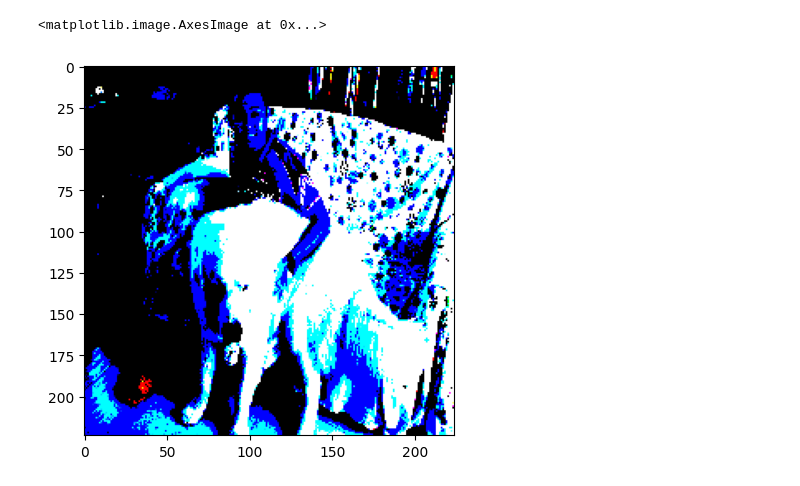
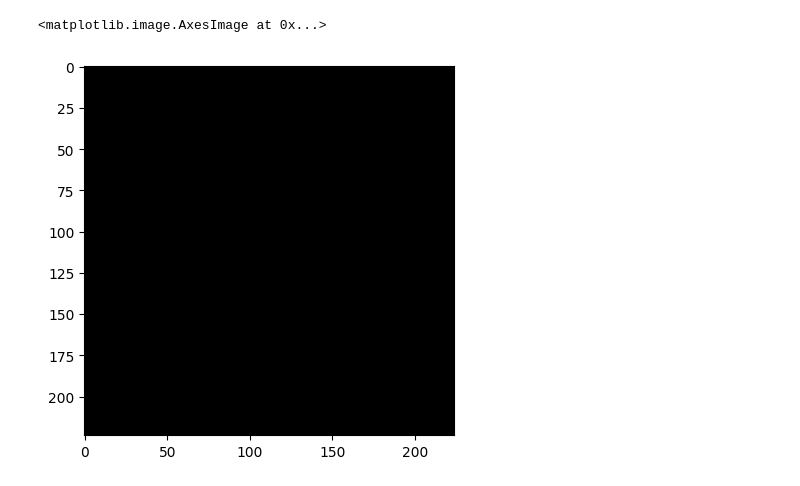
Before and after one commit to 0StevenH0/adversarial_image_attack, a Jupyter notebook: rm-note1.ipynb, the cells around one changed output. Cells and saved outputs as stored; diff of their text form; code cells hidden in the pictures.

```diff
--- a/rm-note1.ipynb
+++ b/rm-note1.ipynb
@@ -45,4 +57,4 @@ def imagenet_gen(path,batch_size,image_size=(224,224)):
 # %%
-train_gen = imagenet_gen(path,32)
+train_gen = imagenet_gen(path,8)
 # %%
 temp = next(train_gen)
@@ -49,2 +66,2 @@ temp = next(train_gen)
 # %%
-temp = vgg_preprocess_input(temp)
+temp = temp.numpy()
@@ -56,7 +68,7 @@ plt.imshow(temp[10])
 # %%
-noise = gen.generate_adversarial_image(temp,method="uniform",low=-0.007,high=0.007,out="img")
+noise = gen.generate_adversarial_image(temp,method="uniform",low=-0.00005,high=0.00005,out="noise")
 # %%
-plt.imshow(noise[10])
+plt.imshow(noise[0]/255.)
 # %% [output]
 <matplotlib.image.AxesImage at 0x...>
-[figure, old version]
+[figure, new version]
```
Also changed, not shown: parts of 28 cells of this notebook.
